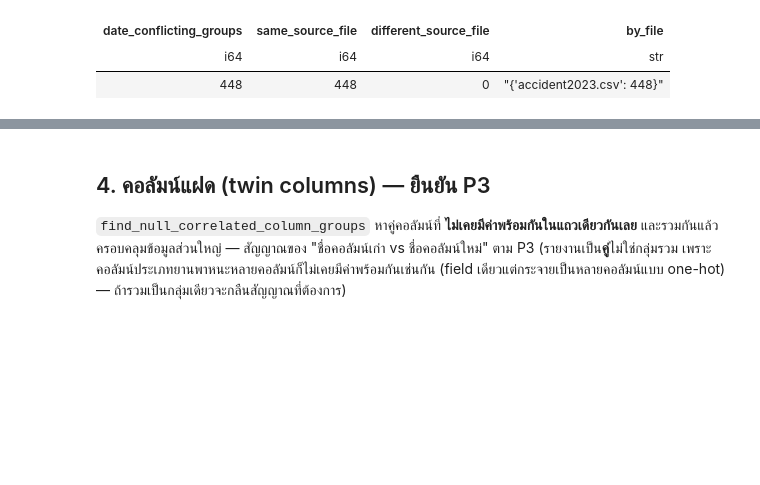
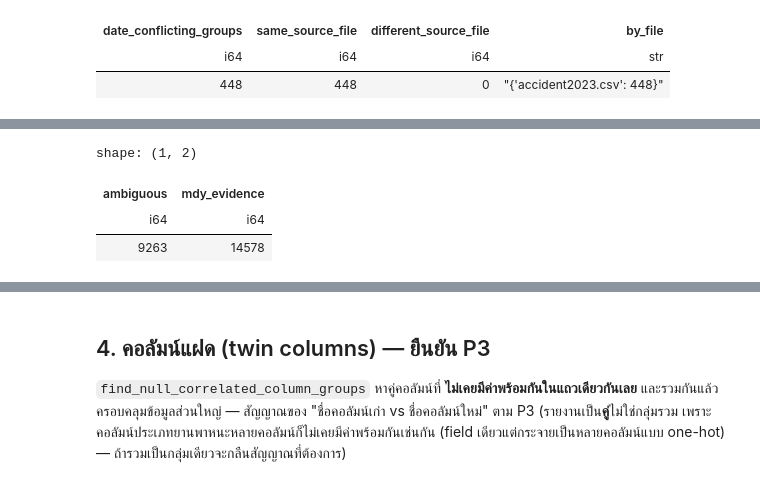
Before and after one commit to PhidPhew/car-insurance-accident-analysis, a Jupyter notebook: notebooks/01_data_profiling.ipynb, the cells around one changed output, grey strips where cells are left out. Drawn from its saved outputs; the diff is of its cells as text; code cells hidden in the pictures; blank space fills up the shorter version.

```diff
--- a/notebooks/01_data_profiling.ipynb
+++ b/notebooks/01_data_profiling.ipynb
@@ -328,0 +328,13 @@ shape: (1, 4)
+# %%
+acc2023_dates = (
+    accidents_raw.filter(pl.col("source_file") == "accident2023.csv")["วันที่เกิดเหตุ"]
+    .drop_nulls()
+    .to_list()
+)
+
+pl.DataFrame([profile_slash_date_side_evidence(acc2023_dates)])
+# %% [output]
+shape: (1, 2)
+| ambiguous | mdy_evidence |
+| i64 | i64 |
+| 9263 | 14578 |
```
Also changed, not shown: parts of 9 cells of this notebook, 4 other files.
